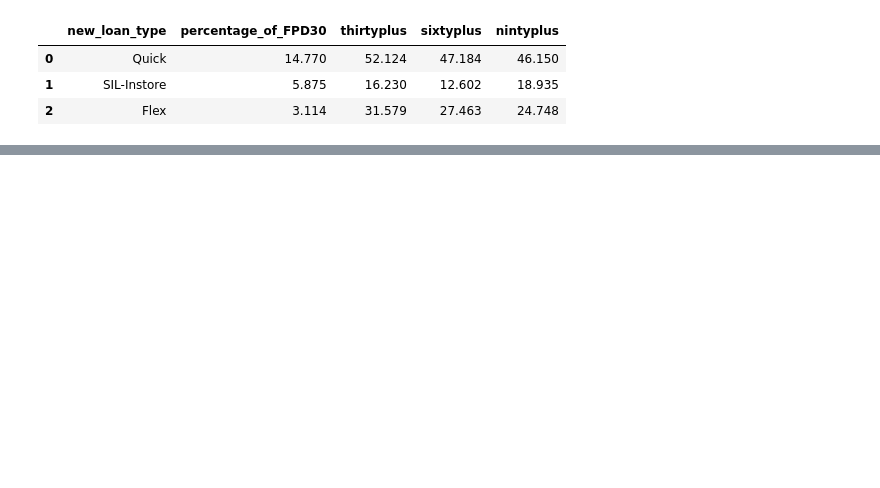
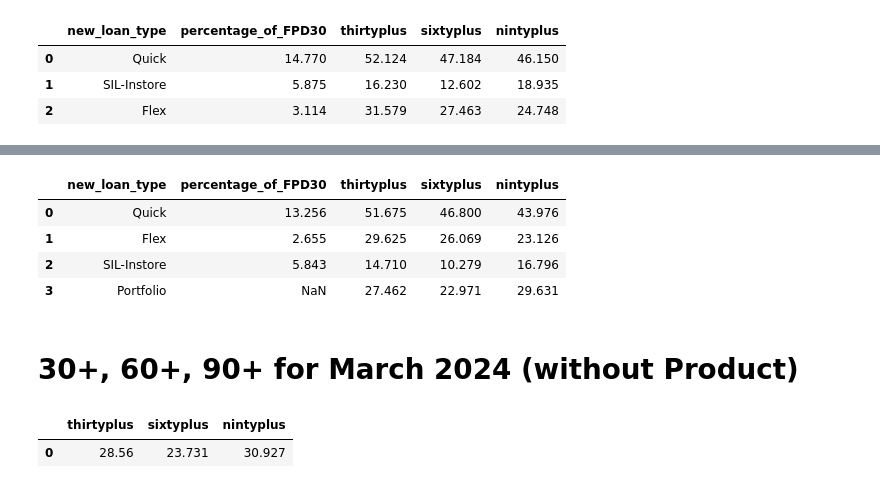
Before and after one commit to dchakroborti-tonik/KRI_Report_New, a Jupyter notebook: Notebook/newkrireport.ipynb, the cells around one changed output, grey strips where cells are left out. Saved outputs shown, nothing was run; the diff lists cells and outputs as text; code cells hidden in the pictures; blank space fills up the shorter version.

```diff
--- a/Notebook/newkrireport.ipynb
+++ b/Notebook/newkrireport.ipynb
@@ -221,3 +311,44 @@ dffeb
+# %%
+resultfeb['new_loan_type'] = resultfeb['new_loan_type'].fillna("Portfolio")
+resultfeb
+# %% [output]
+|  | new_loan_type | percentage_of_FPD30 | thirtyplus | sixtyplus | nintyplus |
+| 0 | Quick | 13.256 | 51.675 | 46.800 | 43.976 |
+| 1 | Flex | 2.655 | 29.625 | 26.069 | 23.126 |
+| 2 | SIL-Instore | 5.843 | 14.710 | 10.279 | 16.796 |
+| 3 | Portfolio | NaN | 27.462 | 22.971 | 29.631 |
+# %% [markdown]
+# 30+, 60+, 90+ for March 2024 (without Product)
+# %%
+sq = """with b as
+(select
+count(distinct t2.loanAccountNumber) cnt_loan
+, count(distinct case when t2.Max_current_DPD >=30 then t2.loanAccountNumber end) thirtyplus
+, count(distinct case when date_diff(date(t2.bucketDate), date(t2.firstduedate), day) >=30 then t2.loanAccountNumber end) obsthirtyplus
+, count(distinct case when t2.Max_current_DPD >=60 then t2.loanAccountNumber end) sixtyplus
+, count(distinct case when date_diff(date(t2.bucketDate), date(t2.firstduedate), day) >=60 then t2.loanAccountNumber end) obssixtyplus
+, count(distinct case when t2.Max_current_DPD >=90 then t2.loanAccountNumber end) nintyplus
+, count(distinct case when date_diff(date(t2.bucketDate), date(t2.firstduedate), day) >= 90 then t2.loanAccountNumber end) obsnintyplus
+from `risk_credit_mis.loan_bucket_flow_report_core` t2
+inner join `risk_credit_mis.loan_master_table` t1 on t2.loanAccountNumber = t1.loanAccountNumber
+WHERE t1.flagDisbursement = 1
+and t1.new_loan_type in ('Quick','Flex','SIL-Instore')
+and t2.loanStatus in ('In Arrears','Normal')
+and t2.bucketDate in ('2024-03-31')
+)
+select
+round(sum(thirtyplus)/sum(obsthirtyplus)*100, 3) thirtyplus,
+round(sum(sixtyplus)/sum(obsthirtyplus)*100, 3) sixtyplus,
+round(sum(nintyplus)/sum(obsnintyplus)*100, 3) nintyplus,
+from b
+order by 1
+;"""
+
+thirdpartmarch24 = client.query(sq).to_dataframe(progress_bar_type='tqdm')
+thirdpartmarch24
+# %% [output]
+|  | thirtyplus | sixtyplus | nintyplus |
+| 0 | 28.56 | 23.731 | 30.927 |
 # %%
 dfmarch = marchfpd30.merge(secondpartmarch24, on='new_loan_type', how='left')
 dfmarch
```
Also changed, not shown: parts of 15 cells of this notebook, 1 other file.
